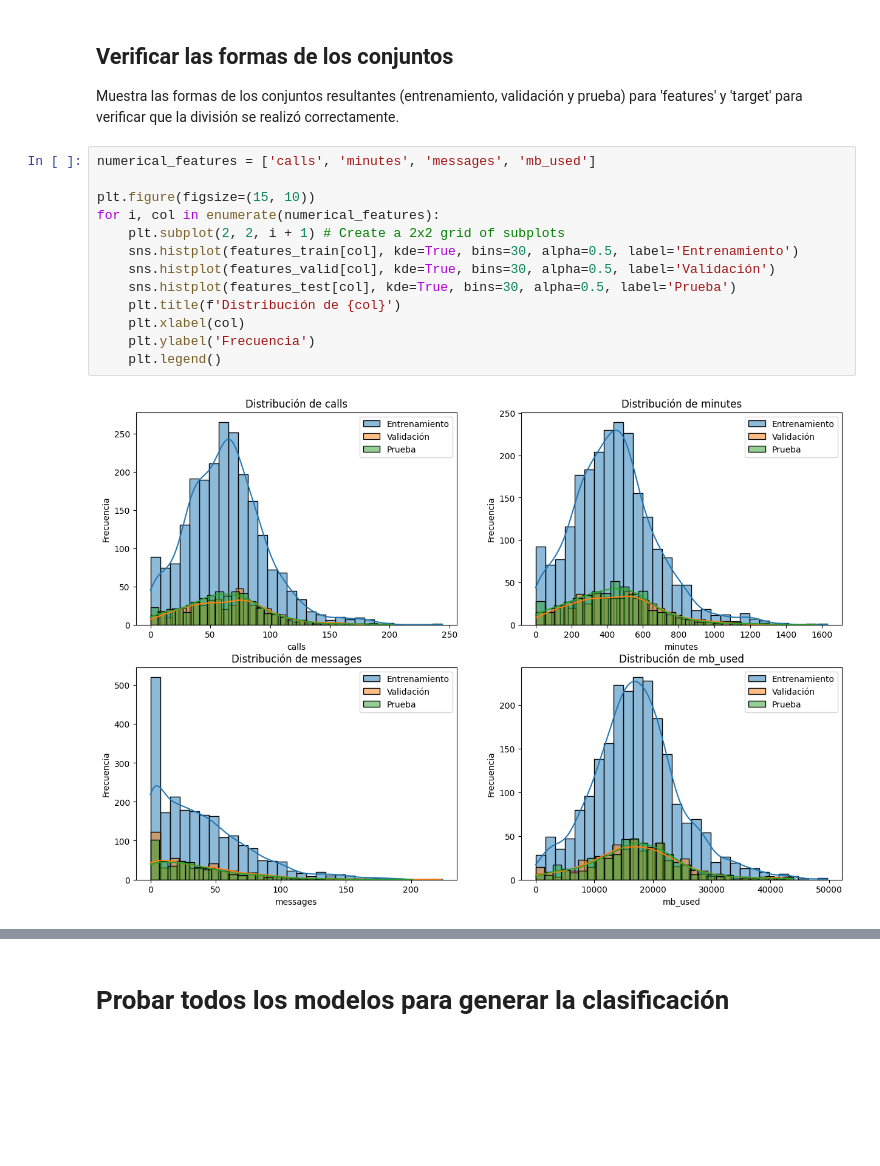
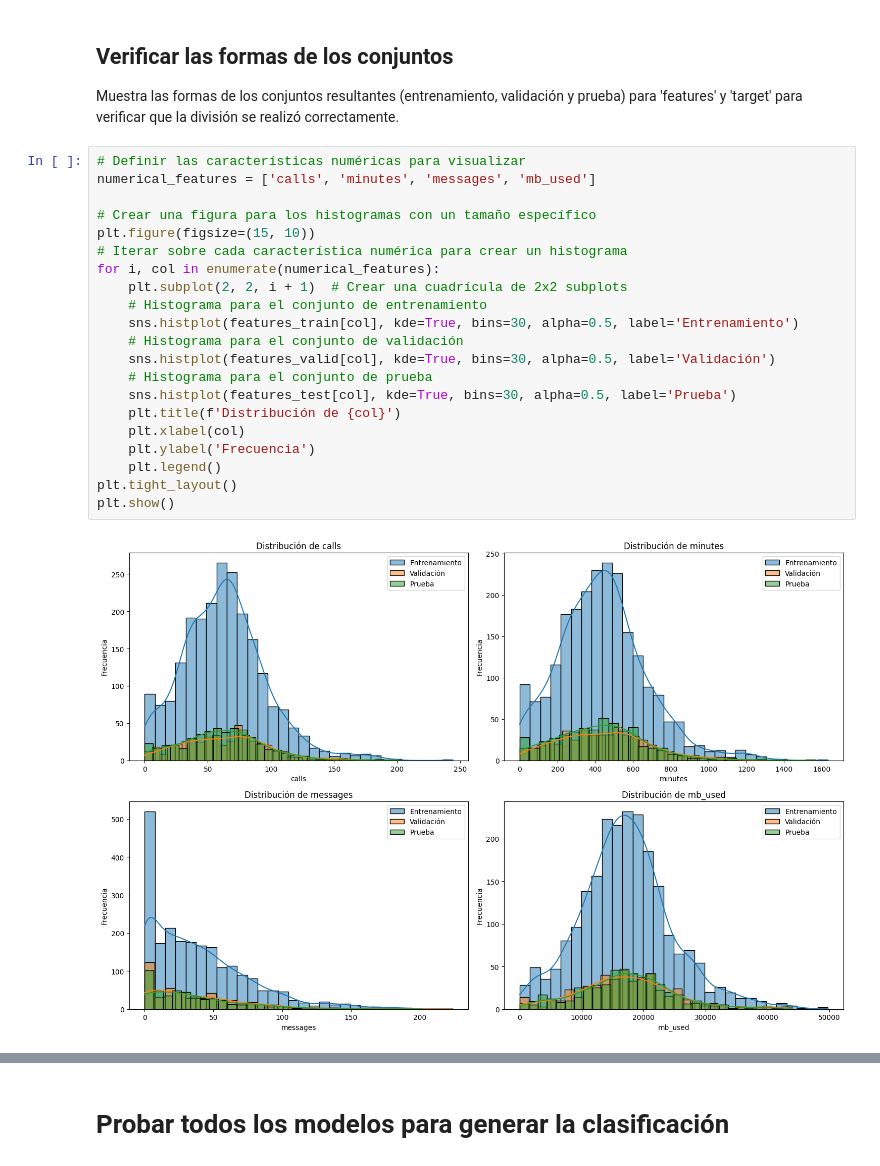
Before and after one commit to Davichobacter/data_science_tt, a Jupyter notebook: Sprint_9/notebook.ipynb, the cells around one changed output, grey strips where cells are left out. Saved outputs shown, nothing was run; the diff lists cells and outputs as text; blank space fills up the shorter version.

```diff
--- a/Sprint_9/notebook.ipynb
+++ b/Sprint_9/notebook.ipynb
@@ -157,18 +166,26 @@ target_valid, target_test, features_valid, features_test = train_test_split(
 
 Muestra las formas de los conjuntos resultantes (entrenamiento, validación y prueba) para 'features' y 'target' para verificar que la división se realizó correctamente.
 # %%
+# Definir las características numéricas para visualizar
 numerical_features = ['calls', 'minutes', 'messages', 'mb_used']
 
+# Crear una figura para los histogramas con un tamaño específico
 plt.figure(figsize=(15, 10))
+# Iterar sobre cada característica numérica para crear un histograma
 for i, col in enumerate(numerical_features):
-    plt.subplot(2, 2, i + 1) # Create a 2x2 grid of subplots
+    plt.subplot(2, 2, i + 1)  # Crear una cuadrícula de 2x2 subplots
+    # Histograma para el conjunto de entrenamiento
     sns.histplot(features_train[col], kde=True, bins=30, alpha=0.5, label='Entrenamiento')
+    # Histograma para el conjunto de validación
     sns.histplot(features_valid[col], kde=True, bins=30, alpha=0.5, label='Validación')
+    # Histograma para el conjunto de prueba
     sns.histplot(features_test[col], kde=True, bins=30, alpha=0.5, label='Prueba')
     plt.title(f'Distribución de {col}')
     plt.xlabel(col)
     plt.ylabel('Frecuencia')
     plt.legend()
+plt.tight_layout()
+plt.show()
 # %% [output]
-[figure, old version]
+[figure, new version]
 # %%
```
Also changed, not shown: parts of 81 cells of this notebook.
